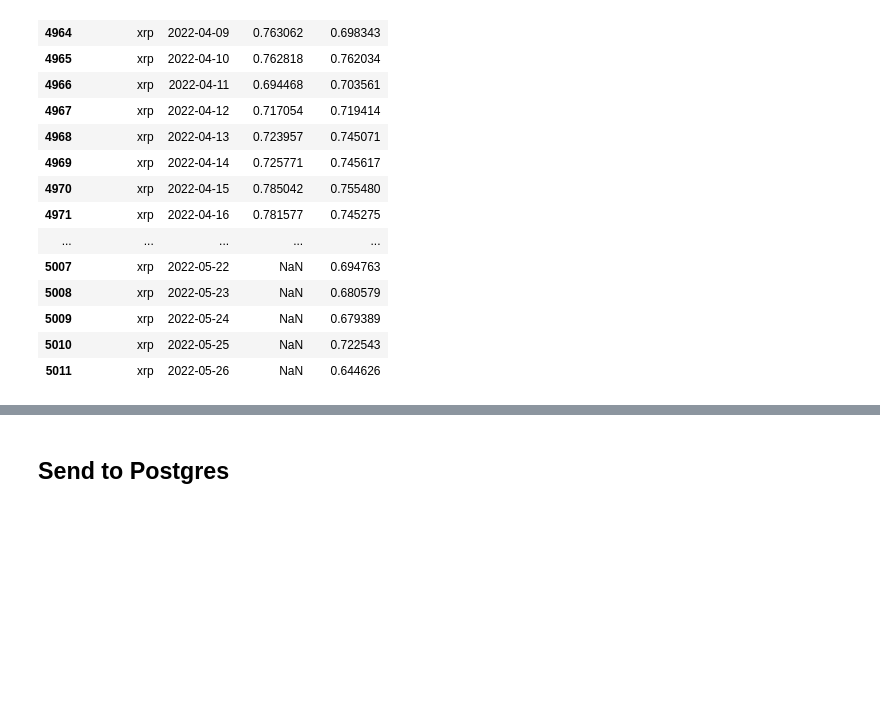
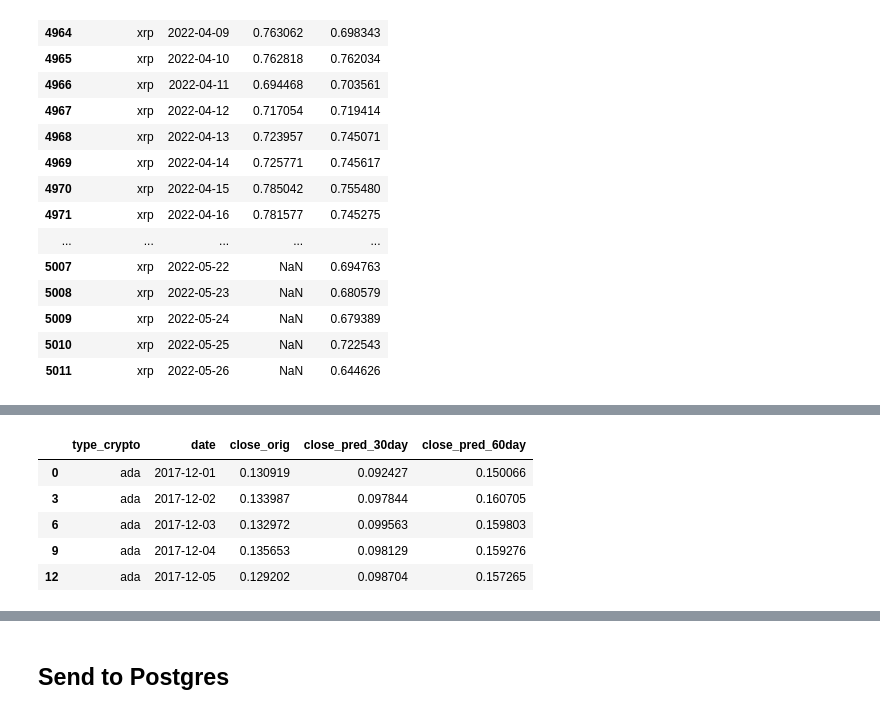
Before and after one commit to chabrian/crypto-predictor-model, a Jupyter notebook: MachineLearning/SupervisedModelCombined.ipynb, the cells around one changed output, grey strips where cells are left out. Saved outputs shown, nothing was run; the diff lists cells and outputs as text; code cells hidden in the pictures; blank space fills up the shorter version.

```diff
--- a/MachineLearning/SupervisedModelCombined.ipynb
+++ b/MachineLearning/SupervisedModelCombined.ipynb
@@ -283,0 +304,9 @@ plt.show()
+# %%
+predict_df_combined.head()
+# %% [output]
+|  | type_crypto | date | close_orig | close_pred_30day | close_pred_60day |
+| 0 | ada | 2017-12-01 | 0.130919 | 0.092427 | 0.150066 |
+| 3 | ada | 2017-12-02 | 0.133987 | 0.097844 | 0.160705 |
+| 6 | ada | 2017-12-03 | 0.132972 | 0.099563 | 0.159803 |
+| 9 | ada | 2017-12-04 | 0.135653 | 0.098129 | 0.159276 |
+| 12 | ada | 2017-12-05 | 0.129202 | 0.098704 | 0.157265 |
```
Also changed, not shown: parts of 28 cells of this notebook.
